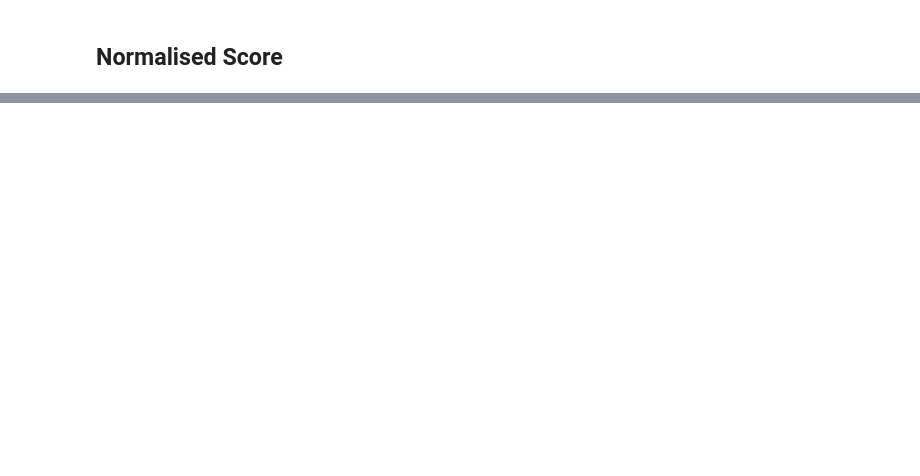
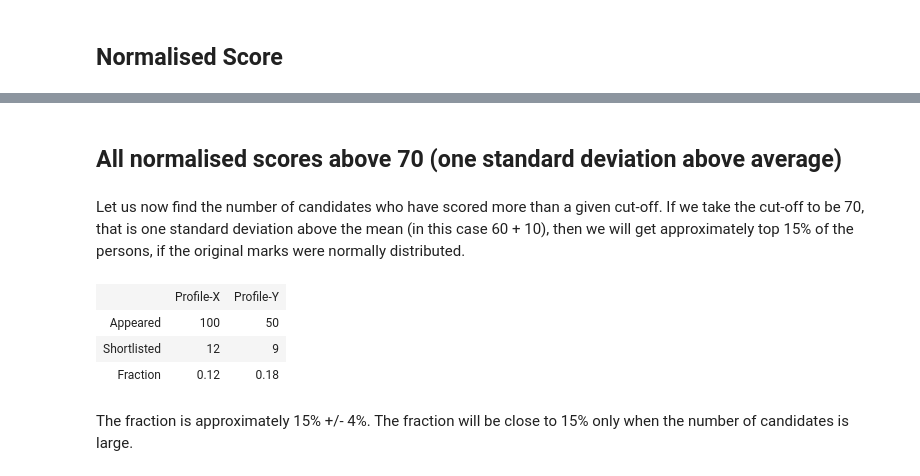
Before and after one commit to psunthar/normscore, a Jupyter notebook: normscore.ipynb, the cells around one changed output, grey strips where cells are left out. Drawn from its saved outputs; the diff is of its cells as text; code cells hidden in the pictures; blank space fills up the shorter version.

```diff
--- a/normscore.ipynb
+++ b/normscore.ipynb
@@ -20,11 +48,0 @@ plt.show()
-# %%
-Ny = 100
-muy = 80
-sigy = 5
-
-Y = np.random.normal(muy,sigy,Ny)
-
-count, bins, ignored = plt.hist(Y, bins="auto", density=True, range=[0,100], facecolor='xkcd:olive')
-bins = np.linspace(0,100,101)
-plt.plot(bins, 1 / (sigy * np.sqrt(2 * np.pi)) * np.exp(-(bins - muy) ** 2 / (2 * sigy ** 2)), linewidth=2, color='r')
-plt.show()
@@ -49,0 +138,23 @@ plt.show()
+# %% [markdown]
+## All normalised scores above 70 (one standard deviation above average)
+# %% [markdown]
+Let us now find the number of candidates who have scored more than a given cut-off.  If we take the cut-off to be 70, that is one standard deviation above the mean (in this case 60 + 10), then we will get approximately top 15% of the persons, if the original marks were normally distributed.
+# %%
+import tabulate
+Sx = len([i for i in Xnorm if i > 70])
+Sy = len([i for i in Ynorm if i > 70])
+data = [
+         ["","Profile-X", "Profile-Y"],
+         ["Appeared",Nx, Ny],
+         ["Shortlisted",Sx,Sy],
+         ["Fraction", f'{Sx/Nx:.2f}', Sy/Ny]
+    ]
+table = tabulate.tabulate(data, tablefmt='html')
+table
+# %% [output]
+|  | Profile-X | Profile-Y |
+| Appeared | 100 | 50 |
+| Shortlisted | 12 | 9 |
+| Fraction | 0.12 | 0.18 |
+# %% [markdown]
+The fraction is approximately 15% +/- 4%. The fraction will be close to 15% only when the number of candidates is large.
```
Also changed, not shown: parts of 19 cells of this notebook, 1 other file.
